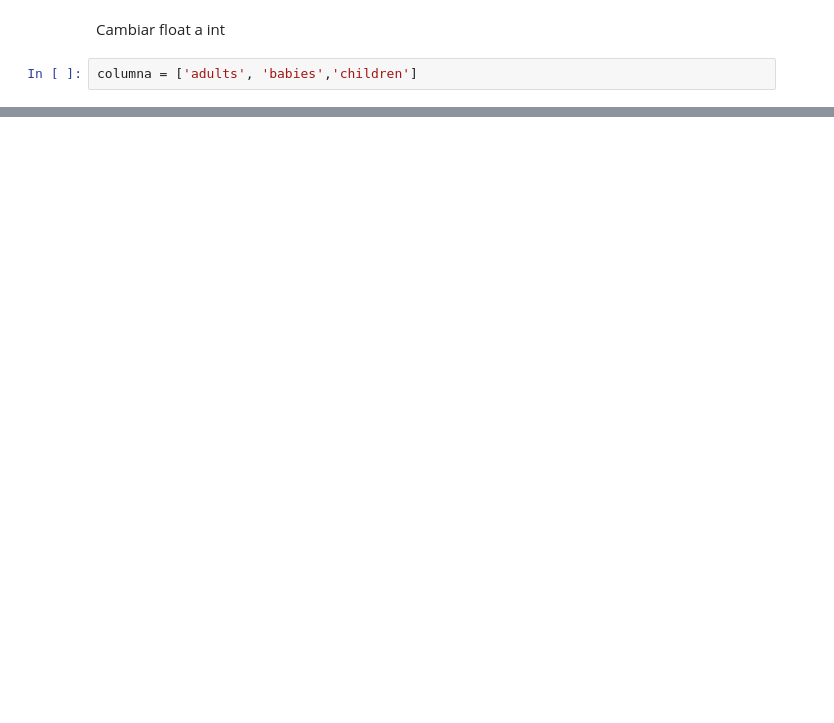
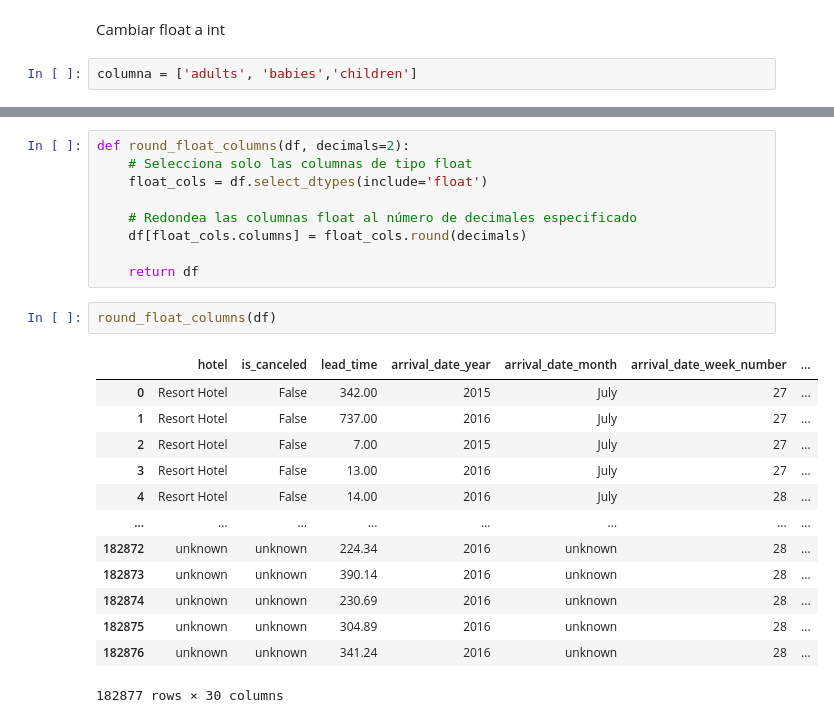
Before and after one commit to ValeFischer/Proyecto_Mod4_DataWizards, a Jupyter notebook: explorar-dataset.ipynb, the cells around one changed output, grey strips where cells are left out. Drawn from its saved outputs; the diff is of its cells as text; blank space fills up the shorter version.

```diff
--- a/explorar-dataset.ipynb
+++ b/explorar-dataset.ipynb
@@ -230,0 +370,25 @@ float_a_int(df, columna)
+# %%
+def round_float_columns(df, decimals=2):
+    # Selecciona solo las columnas de tipo float
+    float_cols = df.select_dtypes(include='float')
+
+    # Redondea las columnas float al número de decimales especificado
+    df[float_cols.columns] = float_cols.round(decimals)
+
+    return df
+# %%
+round_float_columns(df)
+# %% [output]
+|  | hotel | is_canceled | lead_time | arrival_date_year | arrival_date_month | arrival_date_week_number | ... |
+| 0 | Resort Hotel | False | 342.00 | 2015 | July | 27 | ... |
+| 1 | Resort Hotel | False | 737.00 | 2016 | July | 27 | ... |
+| 2 | Resort Hotel | False | 7.00 | 2015 | July | 27 | ... |
+| 3 | Resort Hotel | False | 13.00 | 2016 | July | 27 | ... |
+| 4 | Resort Hotel | False | 14.00 | 2016 | July | 28 | ... |
+| ... | ... | ... | ... | ... | ... | ... | ... |
+| 182872 | unknown | unknown | 224.34 | 2016 | unknown | 28 | ... |
+| 182873 | unknown | unknown | 390.14 | 2016 | unknown | 28 | ... |
+| 182874 | unknown | unknown | 230.69 | 2016 | unknown | 28 | ... |
+| 182875 | unknown | unknown | 304.89 | 2016 | unknown | 28 | ... |
+| 182876 | unknown | unknown | 341.24 | 2016 | unknown | 28 | ... |
+182877 rows × 30 columns
```
Also changed, not shown: parts of 15 cells of this notebook.
